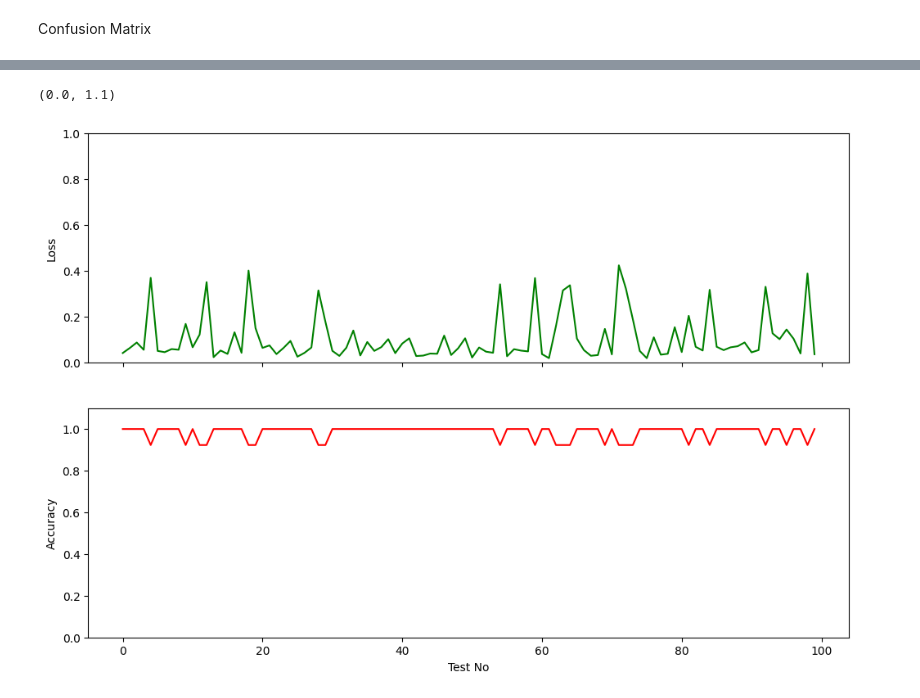
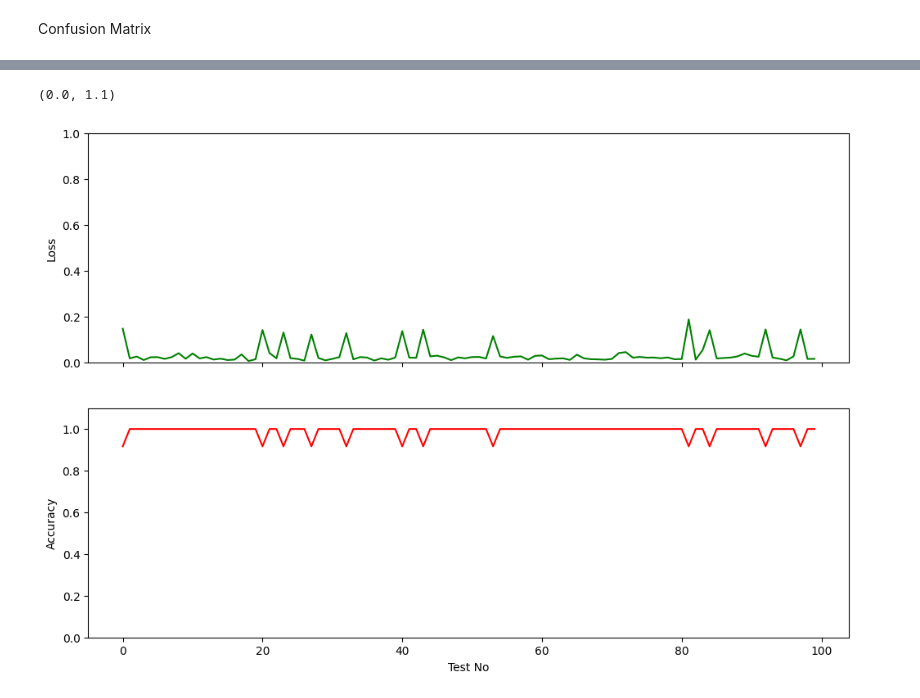
Before and after one commit to SaadiaJameel/ear-echo, a Jupyter notebook: Ear_Echo/Ear_Echo(17_23).ipynb, the cells around one changed output, grey strips where cells are left out. Cells and saved outputs as stored; diff of their text form; code cells hidden in the pictures.

Commit message:
Trained the model using new facial expression list

```diff
--- a/Ear_Echo/Ear_Echo(17_23).ipynb
+++ b/Ear_Echo/Ear_Echo(17_23).ipynb
@@ -15,7 +15,7 @@ from sklearn.metrics import accuracy_score
 from sklearn.preprocessing import MinMaxScaler,StandardScaler
 # %%
 #reading data from the stored CSV file
-TF_data = pd.read_csv('/content/drive/MyDrive/Colab Notebooks/17-23/TF Data/TF_Data.csv')
+TF_data = pd.read_csv('/content/drive/MyDrive/SMU project/17-23/TF_Data0013.csv')
 TF_data.head(5)
 # %% [output]
 |  | 0 | 1 | 2 | 3 | 4 | 5 | 6 | 7 | 8 | 9 | ... | ... |
@@ -70,32 +78,26 @@ Here the following facial expressions will be represented as given below .<br><b
 #tf.keras.layers.LeakyReLU(alpha=0.01)
 
 model = Sequential()
-model.add(tf.keras.layers.Dense(720, activation= tf.keras.layers.LeakyReLU(alpha=0.02), input_shape=(720,)))
-model.add(tf.keras.layers.Dense(250, activation= 'relu'))
+model.add(tf.keras.layers.Dense(720*2, activation= tf.keras.layers.LeakyReLU(alpha=0.02), input_shape=(720*2,)))
+model.add(tf.keras.layers.Dense(250, activation= tf.keras.layers.LeakyReLU(alpha=0.02)))
 model.add(tf.keras.layers.Dense(120, activation= 'relu'))
 model.add(tf.keras.layers.Dense(5, activation='softmax'))
 
-# model = Sequential()
-# model.add(Dense(256, activation='relu', input_shape=(720,)))
-# model.add(Dropout(0.5))
-# model.add(Dense(5, activation='softmax'))
 
-# Compile the model
-model.compile(optimizer=Adam(learning_rate=0.001),
-              loss='categorical_crossentropy',
-              metrics=['accuracy'])
+print(model.summary())
+
 print("Training Run")
 # compile model
 opt = tf.keras.optimizers.SGD(learning_rate=0.0008, momentum=0.08)
 model.compile(optimizer=opt, loss='sparse_categorical_crossentropy', metrics=['accuracy'])
 
-model.fit(X_train,Y_train, epochs=500, batch_size=20)
+history = model.fit(X_train,Y_train, epochs=500, batch_size=32,validation_data=(X_test, Y_test))
 
 
 print("\n"*5)
 print("Test Run")
 
-loss, accuracy = model.evaluate(X_test,Y_test)
+loss, acc = model.evaluate(X_test,Y_test)
 print("Test Loss:", loss)
-print("Test Accuracy:", accuracy)
+print("Accuracy = ", (acc * 100.0), "%")
 # %% [output]
@@ -122,0 +121,12 @@ Test Accuracy: 0.8999999761581421
+# %%
+#plot the training and validation accuracy and loss at each epoch
+loss = history.history['loss']
+val_loss = history.history['val_loss']
+epochs = range(1, len(loss) + 1)
+plt.plot(epochs, loss, 'y', label='Training loss')
+plt.plot(epochs, val_loss, 'r', label='Validation loss')
+plt.title('Training and validation loss')
+plt.xlabel('Epochs')
+plt.ylabel('Loss')
+plt.legend()
+plt.show()
@@ -179,7 +221,7 @@ model.save('/content/drive/MyDrive/Ear Echo/TF model(17-23)')
 # %%
 TestSet = []
 for t in range(100):
-  X_train,X_test,Y_train,Y_test = train_test_split(X,Y , test_size=0.1 ,stratify=Y, random_state=t)
+  X_train,X_test,Y_train,Y_test = train_test_split(X,Y , test_size=0.05 ,stratify=Y, random_state=t)
 
   X_train = X_train.astype('float32')
   X_test = X_test.astype('float32')
@@ -220,2 +262,2 @@ axs[1].set_ylim(0,1.1)
 (0.0, 1.1)
-[figure, old version]
+[figure, new version]
```
Also changed, not shown: parts of 15 cells of this notebook.
